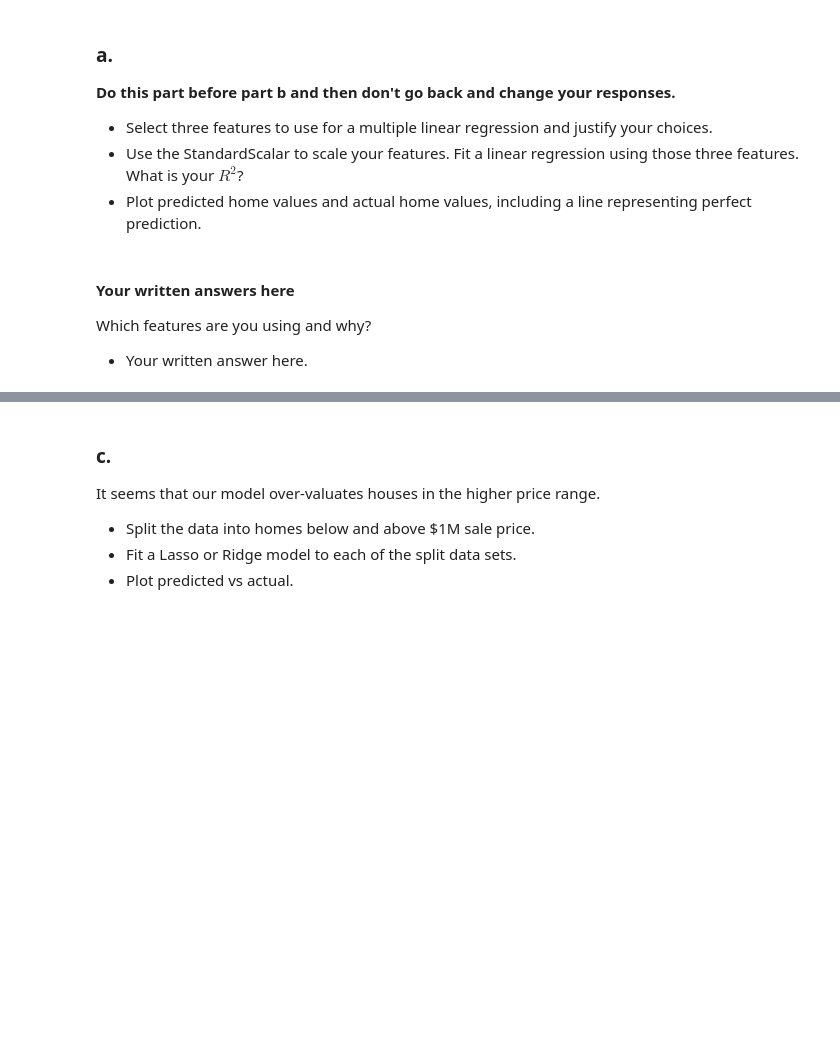
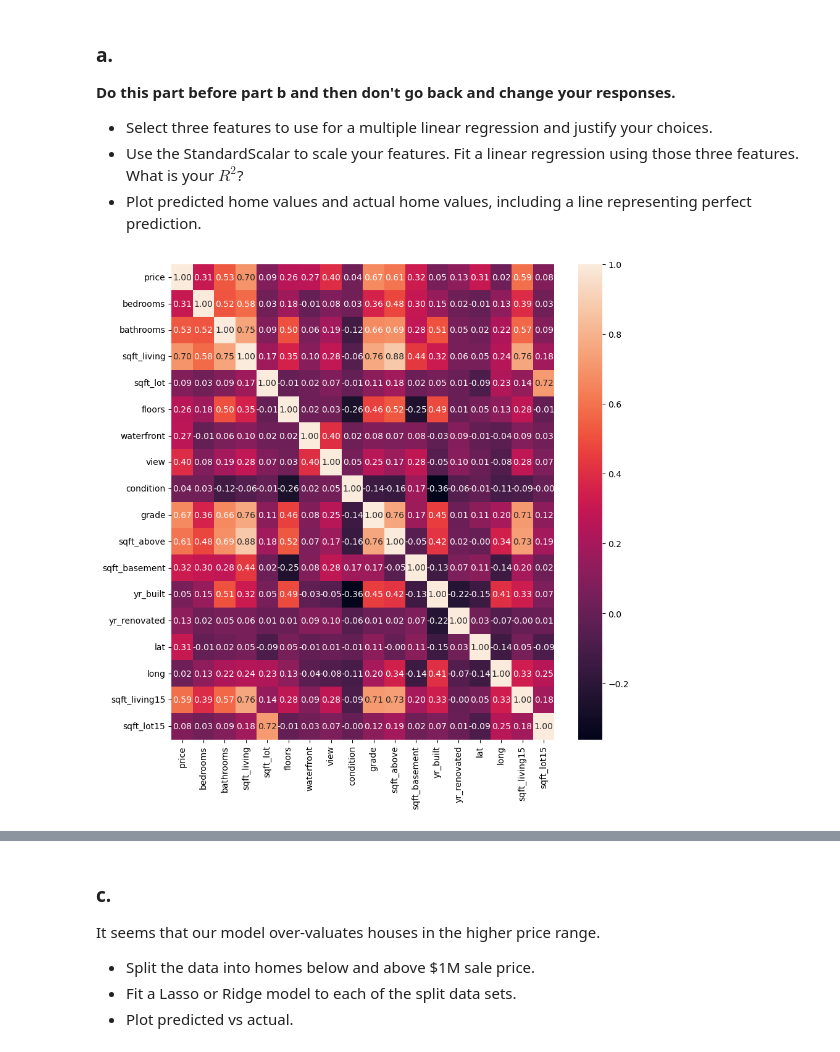
Before and after one commit to GettysburgDataScience/ps1-linear-regression-Jacksonmb, a Jupyter notebook: PS1.ipynb, the cells around one changed output, grey strips where cells are left out. Drawn from its saved outputs; the diff is of its cells as text; code cells hidden in the pictures; blank space fills up the shorter version.

```diff
--- a/PS1.ipynb
+++ b/PS1.ipynb
@@ -197,5 +261,15 @@ housing_df = pd.read_csv('kc_house_data.csv')
-# %% [markdown]
-#### Your written answers here
-Which features are you using and why?
-
- - Your written answer here.
+# %%
+# Your code here. Add cells as needed.
+
+    # 'sqft_living', 'grade', 'bathrooms'
+# Your code here. Add cells as needed.
+
+housing_df = housing_df.drop(columns=['date', 'id', 'zipcode'])
+housing_df.head()
+
+corr = housing_df.corr()
+plt.figure(figsize=(10, 10))
+sns.heatmap(corr, annot = True, fmt = '.2f')
+plt.show()
+# %% [output]
+[figure, added]
```
Also changed, not shown: parts of 21 cells of this notebook.
